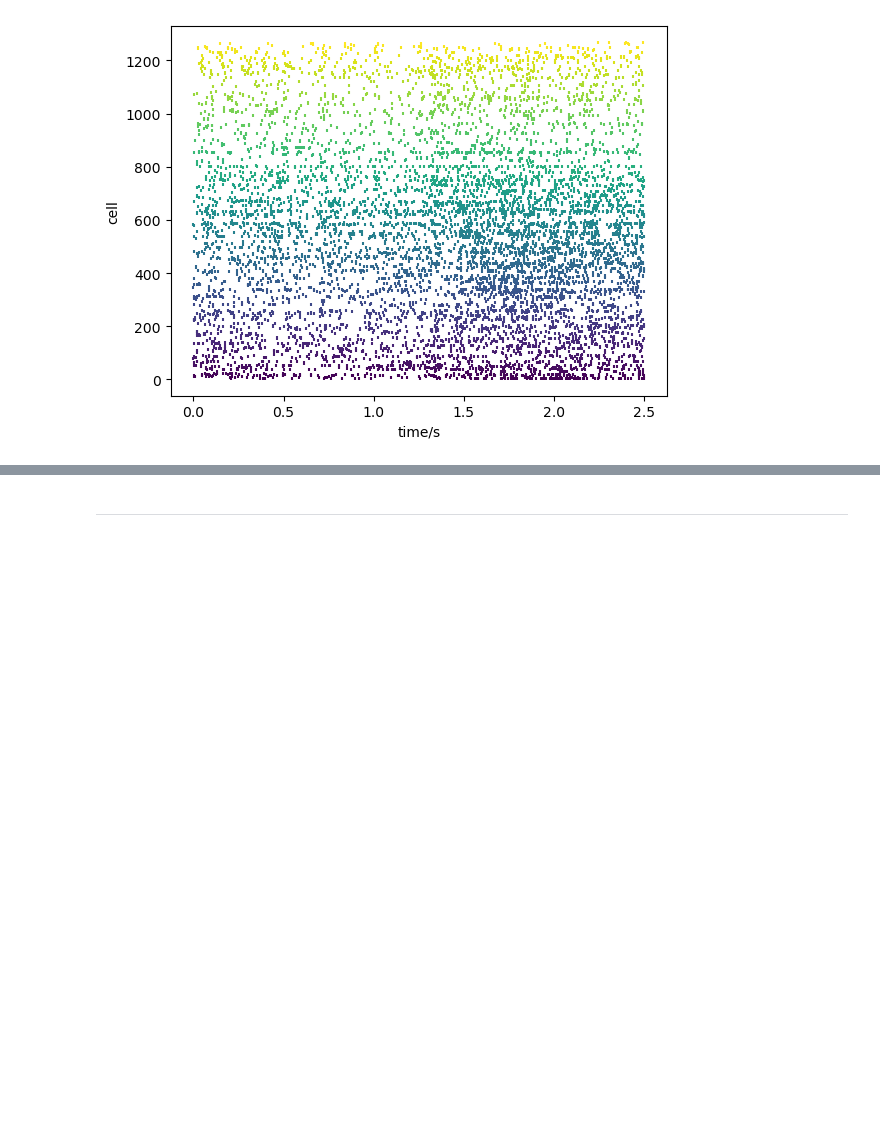
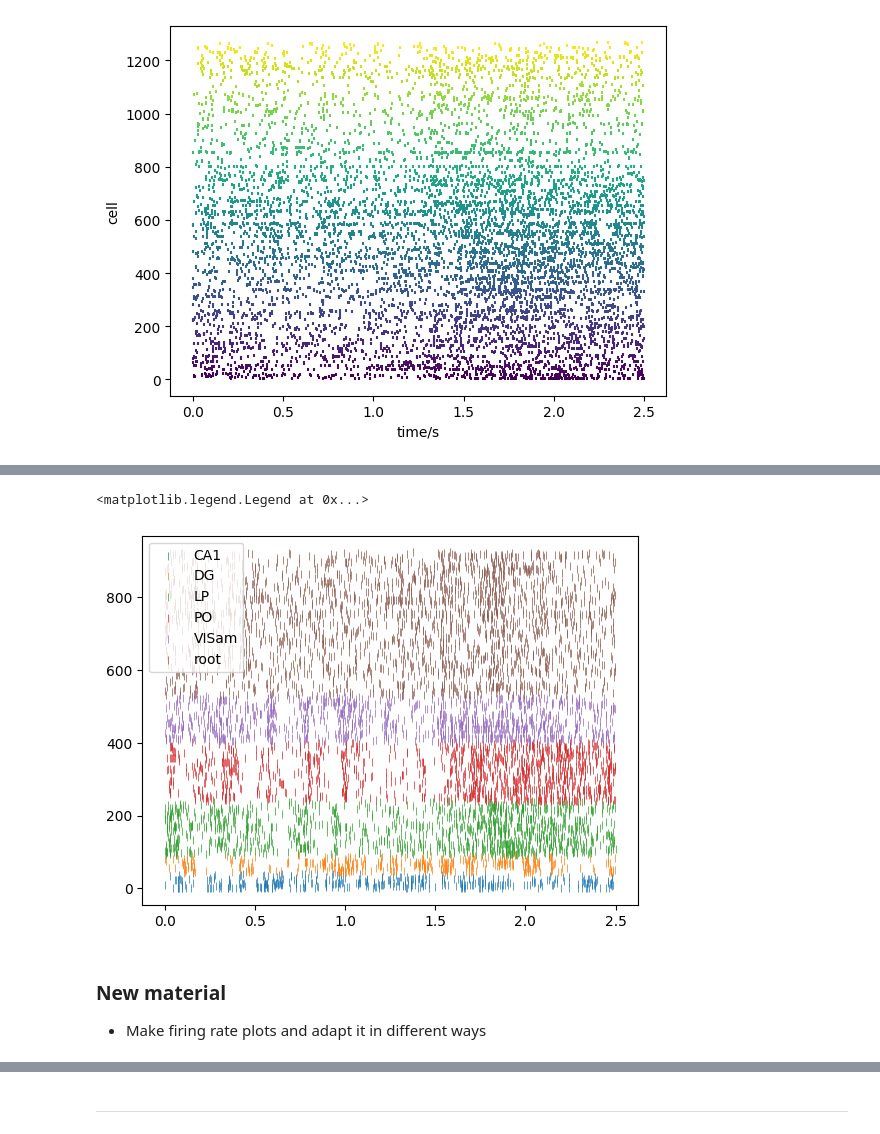
Before and after one commit to atleer/iBOTS-Intro-To-Python-For-Neuroscientists, a Jupyter notebook: day4/12 Spike Time Analysis With Pandas And Matplotlib (solution).ipynb, the cells around one changed output, grey strips where cells are left out. Drawn from its saved outputs; the diff is of its cells as text; code cells hidden in the pictures; blank space fills up the shorter version.

Commit message:
Added material for new section. Old material must still be removed.

```diff
--- a/day4/12 Spike Time Analysis With Pandas And Matplotlib (solution).ipynb
+++ b/day4/12 Spike Time Analysis With Pandas And Matplotlib (solution).ipynb
@@ -300,0 +346,36 @@ Text(0, 0.5, 'cell')
+# %%
+dd = spike_region_df[spike_region_df["spike_trial"] == 187]
+dd = dd.sort_values(by="brain_area")
+dd["ordered_index"] = dd.spike_cell.factorize()[0]
+
+area = "CA1"
+dd_area = dd[dd["brain_area"] == area]
+plt.scatter(dd_area.spike_time, dd_area.ordered_index,  marker='|', linewidths=0.5, label=area)
+
+area = "DG"
+dd_area = dd[dd["brain_area"] == area]
+plt.scatter(dd_area.spike_time, dd_area.ordered_index, marker='|', linewidths=0.5, label=area)
+
+area = "LP"
+dd_area = dd[dd["brain_area"] == area]
+plt.scatter(dd_area.spike_time, dd_area.ordered_index , marker='|', linewidths=0.5, label=area)
+
+area = "PO"
+dd_area = dd[dd["brain_area"] == area]
+plt.scatter(dd_area.spike_time, dd_area.ordered_index, marker='|', linewidths=0.5, label=area)
+
+area = "VISam"
+dd_area = dd[dd["brain_area"] == area]
+plt.scatter(dd_area.spike_time, dd_area.ordered_index, marker='|', linewidths=0.5, label=area)
+
+area = "root"
+dd_area = dd[dd["brain_area"] == area]
+plt.scatter(dd_area.spike_time, dd_area.ordered_index, marker='|', linewidths=0.5, label=area)
+
+plt.legend()
+# %% [output]
+<matplotlib.legend.Legend at 0x...>
+[figure, added]
+# %% [markdown]
+### New material
+- Make firing rate plots and adapt it in different ways
```
Also changed, not shown: parts of 37 cells of this notebook.
